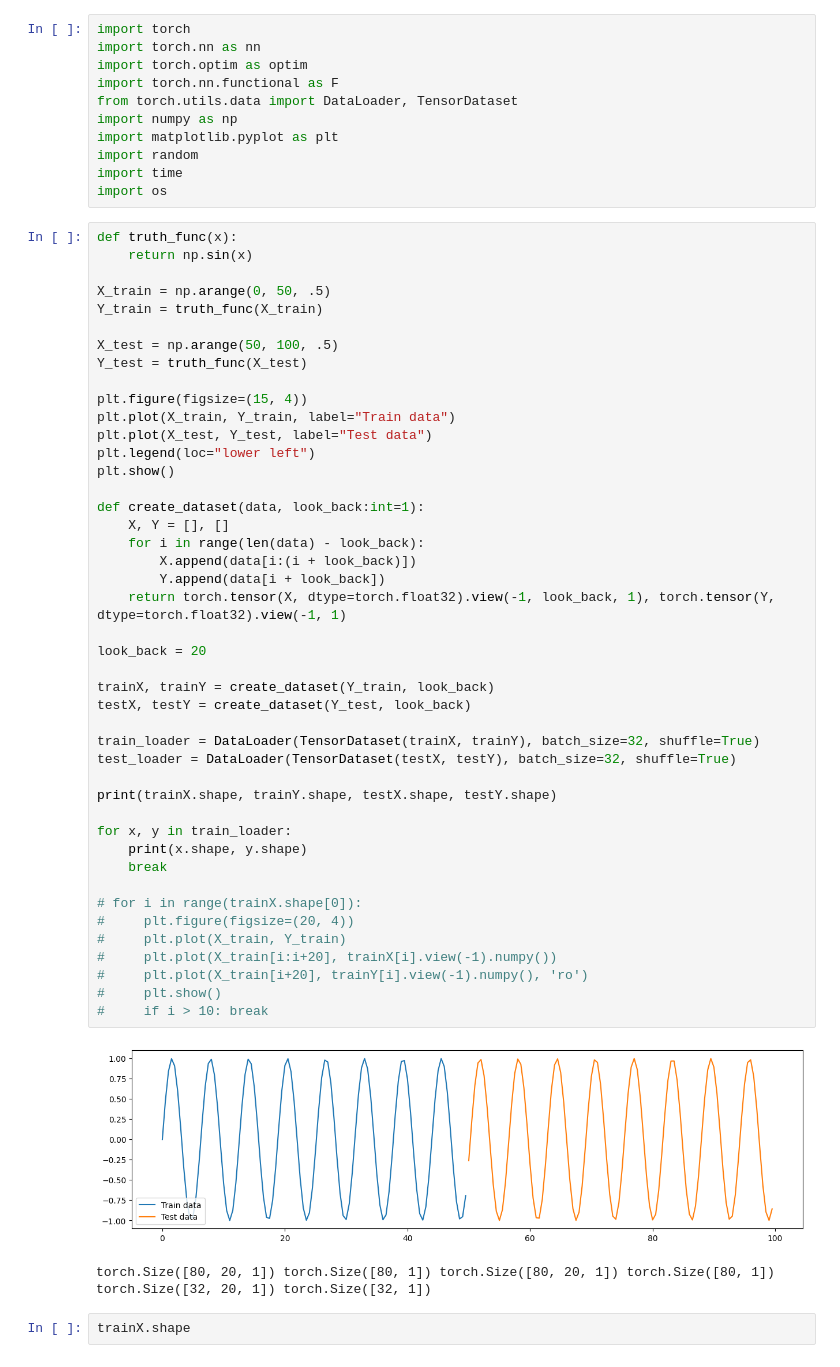
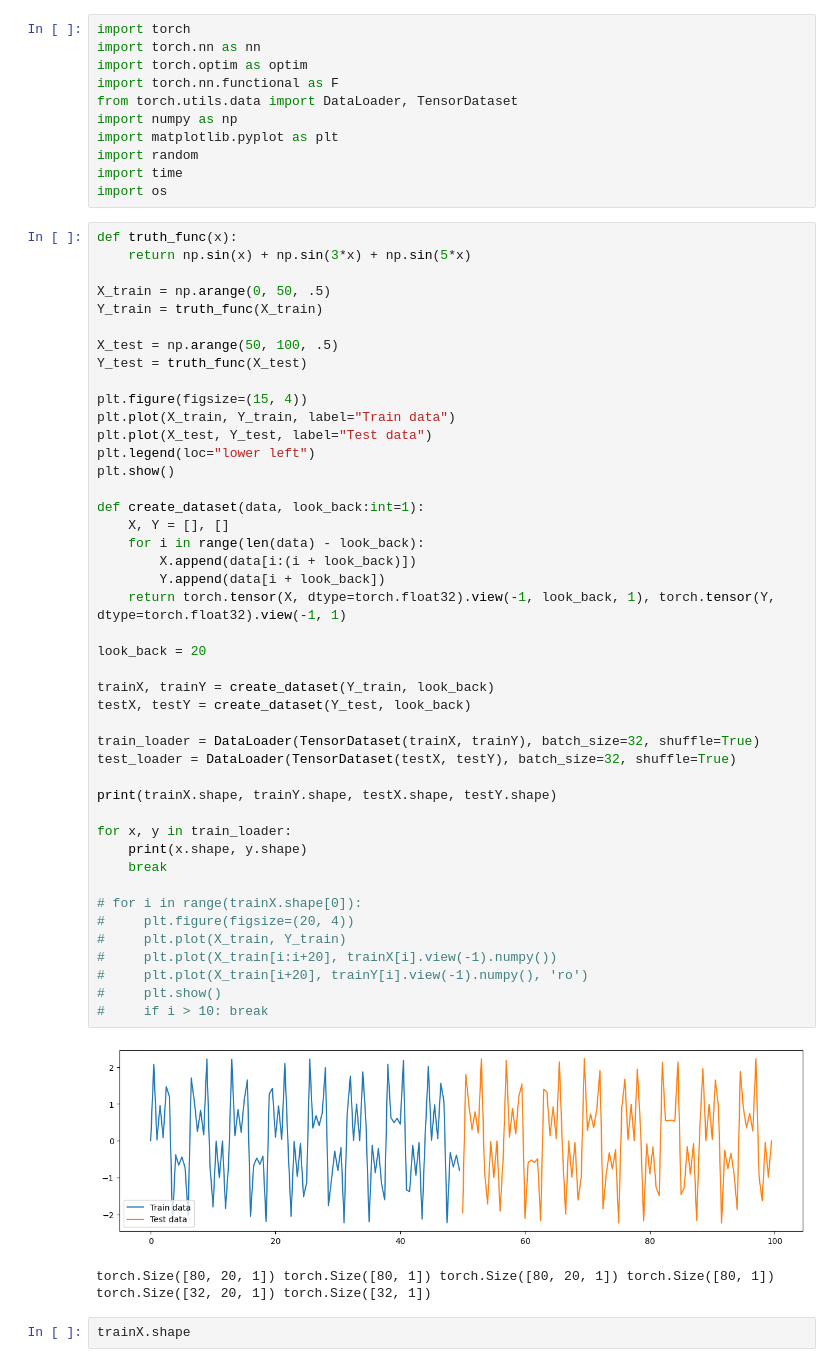
Before and after one commit to YaolinGe/AI, a Jupyter notebook: PyTorchBasics/practice/lstm/sineWaveExample.ipynb, the cells around one changed output. Saved outputs shown, nothing was run; the diff lists cells and outputs as text.

```diff
--- a/PyTorchBasics/practice/lstm/sineWaveExample.ipynb
+++ b/PyTorchBasics/practice/lstm/sineWaveExample.ipynb
@@ -11,7 +11,7 @@ import time
 import os
 # %%
 def truth_func(x):
-    return np.sin(x)
+    return np.sin(x) + np.sin(3*x) + np.sin(5*x)
 
 X_train = np.arange(0, 50, .5)
 Y_train = truth_func(X_train)
@@ -27,34 +27,34 @@ plt.show()
 
 def create_dataset(data, look_back:int=1):
     X, Y = [], []
     for i in range(len(data) - look_back):
         X.append(data[i:(i + look_back)])
         Y.append(data[i + look_back])
     return torch.tensor(X, dtype=torch.float32).view(-1, look_back, 1), torch.tensor(Y, dtype=torch.float32).view(-1, 1)
 
 look_back = 20
 
 trainX, trainY = create_dataset(Y_train, look_back)
 testX, testY = create_dataset(Y_test, look_back)
 
 train_loader = DataLoader(TensorDataset(trainX, trainY), batch_size=32, shuffle=True)
 test_loader = DataLoader(TensorDataset(testX, testY), batch_size=32, shuffle=True)
 
 print(trainX.shape, trainY.shape, testX.shape, testY.shape)
 
 for x, y in train_loader:
     print(x.shape, y.shape)
     break
 
 # for i in range(trainX.shape[0]):
 #     plt.figure(figsize=(20, 4))
 #     plt.plot(X_train, Y_train)
 #     plt.plot(X_train[i:i+20], trainX[i].view(-1).numpy())
 #     plt.plot(X_train[i+20], trainY[i].view(-1).numpy(), 'ro')
 #     plt.show()
 #     if i > 10: break
 # %% [output]
-[figure, old version]
+[figure, new version]
 torch.Size([80, 20, 1]) torch.Size([80, 1]) torch.Size([80, 20, 1]) torch.Size([80, 1])
 torch.Size([32, 20, 1]) torch.Size([32, 1])
 # %%
```
Also changed, not shown: 2 other files.
